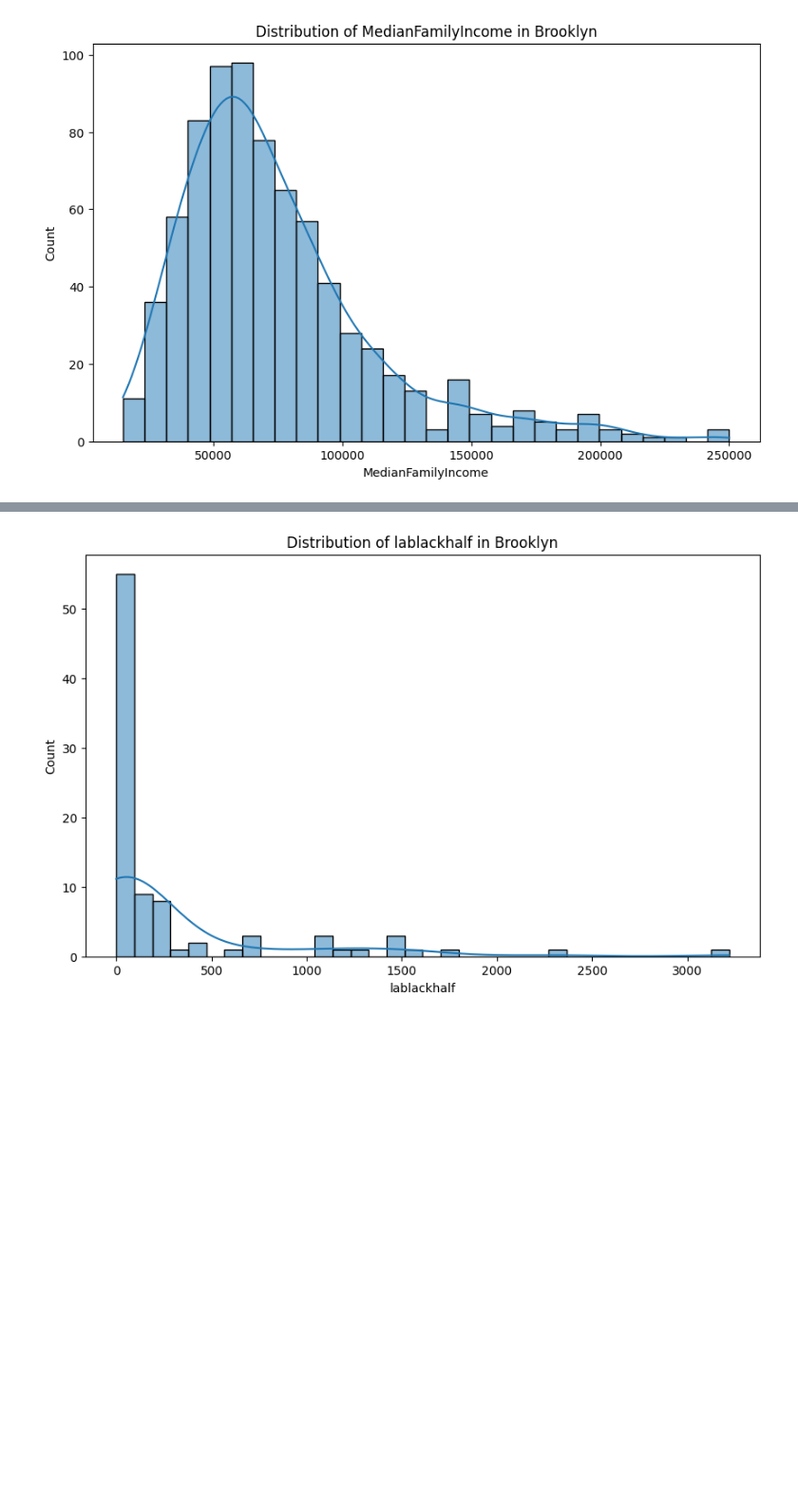
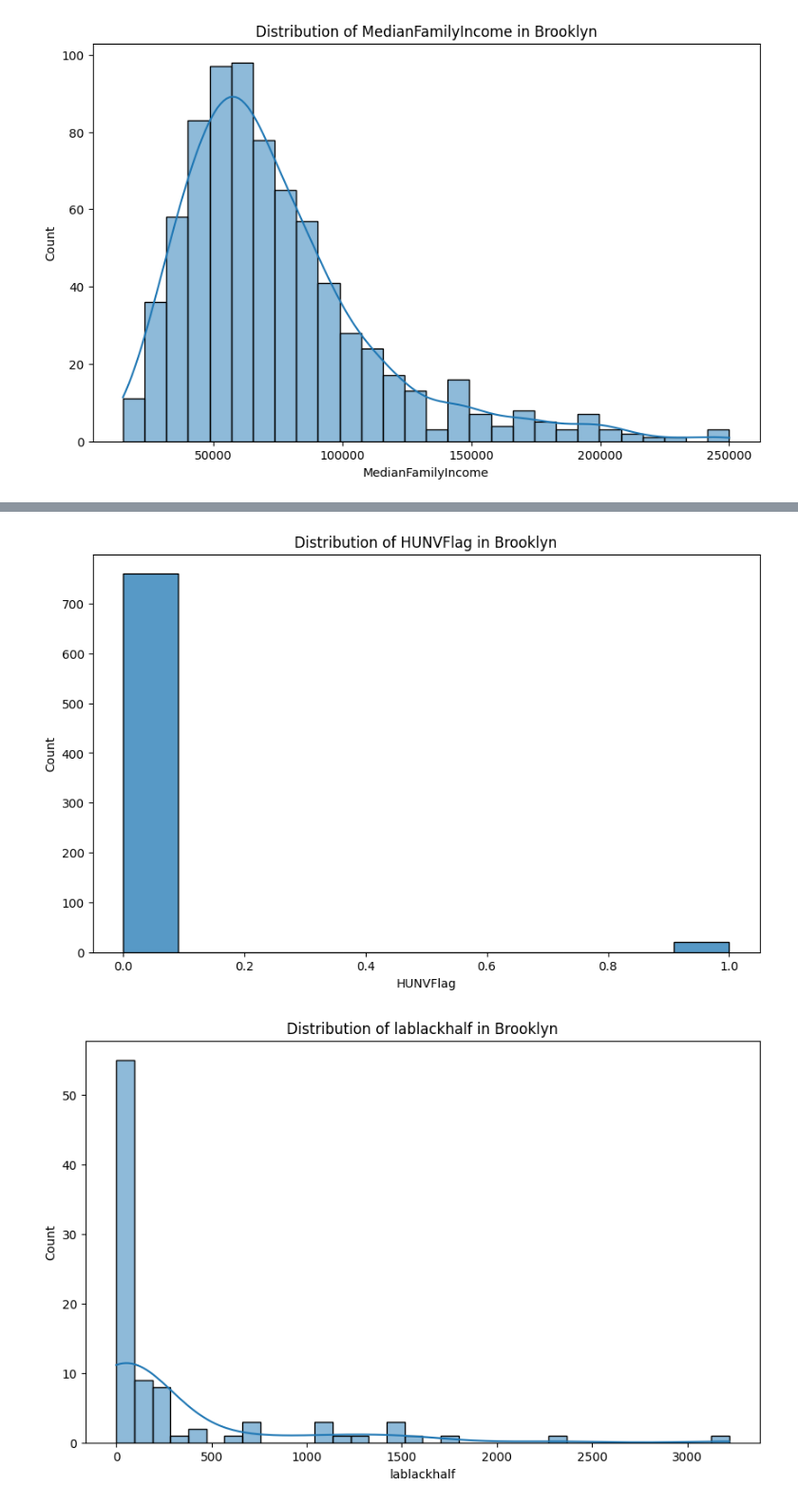
Before and after one commit to omdena-chapter-brooklyn-food-desert/data-modeling, a Jupyter notebook: Aany/FARA_Data2019.ipynb, the cells around one changed output, grey strips where cells are left out. Shown: that part at 95% size. Saved outputs shown, nothing was run; the diff lists cells and outputs as text; code cells hidden in the pictures; blank space fills up the shorter version.

```diff
--- a/Aany/FARA_Data2019.ipynb
+++ b/Aany/FARA_Data2019.ipynb
@@ -224,11 +228,13 @@ plt.show()
 # %%
 
 
-# # Distribution of HUNVFlag - Vehicle access, tract with low vehicle access
-# plt.figure(figsize=(10, 6))
-# sns.histplot(df_brooklyn['HUNVFlag'])
-# plt.title('Distribution of HUNVFlag in Brooklyn')
-# plt.show()
+# Distribution of HUNVFlag - Vehicle access, tract with low vehicle access
+plt.figure(figsize=(10, 6))
+sns.histplot(df_brooklyn['HUNVFlag'])
+plt.title('Distribution of HUNVFlag in Brooklyn')
+plt.show()
+# %% [output]
+[figure, added]
 # %%
 # Distribution of lablackhalf - Low access Black or African American population count beyond 1/2 mile from supermarket
 
```
Also changed, not shown: parts of 7 cells of this notebook.
